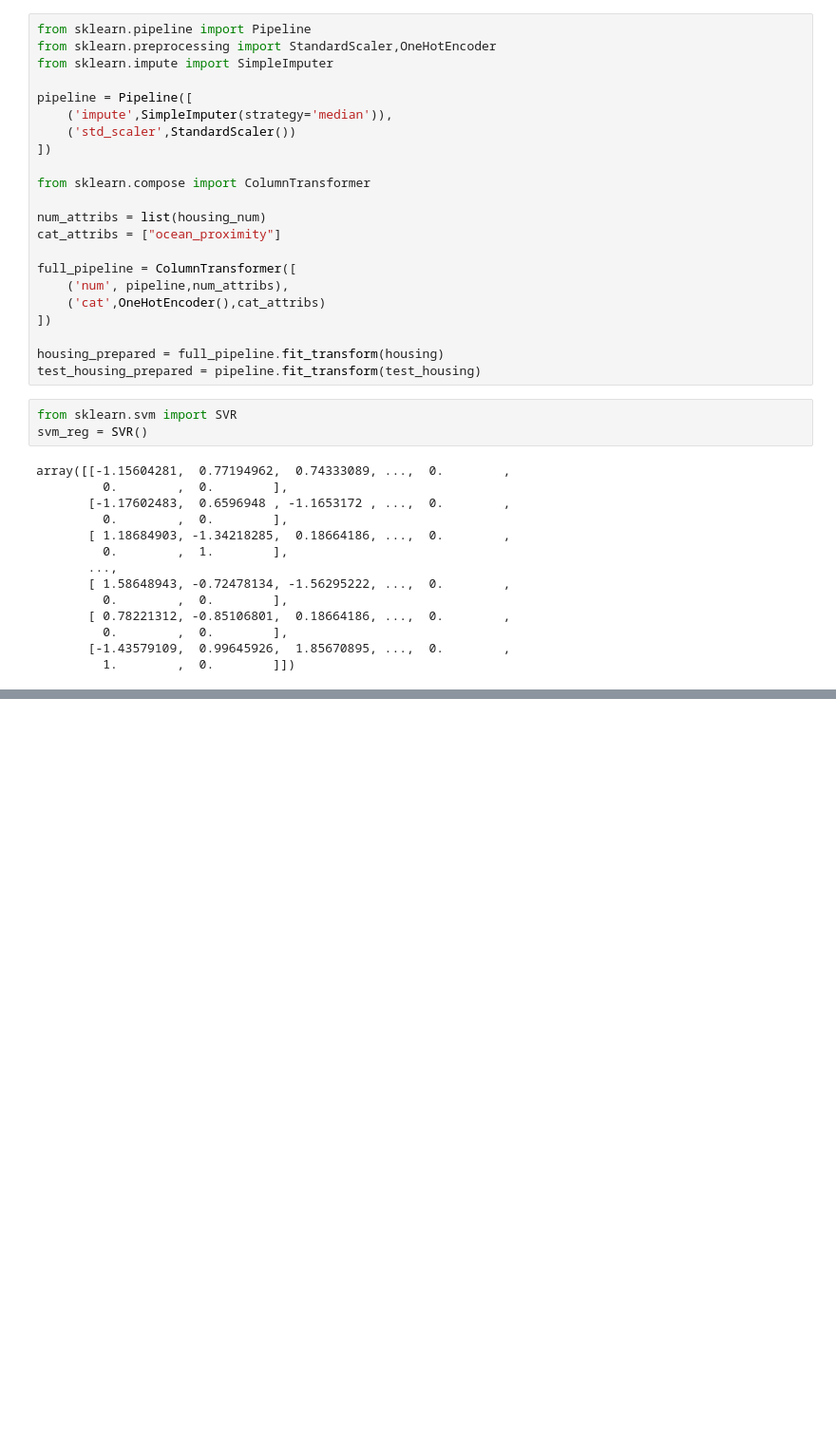
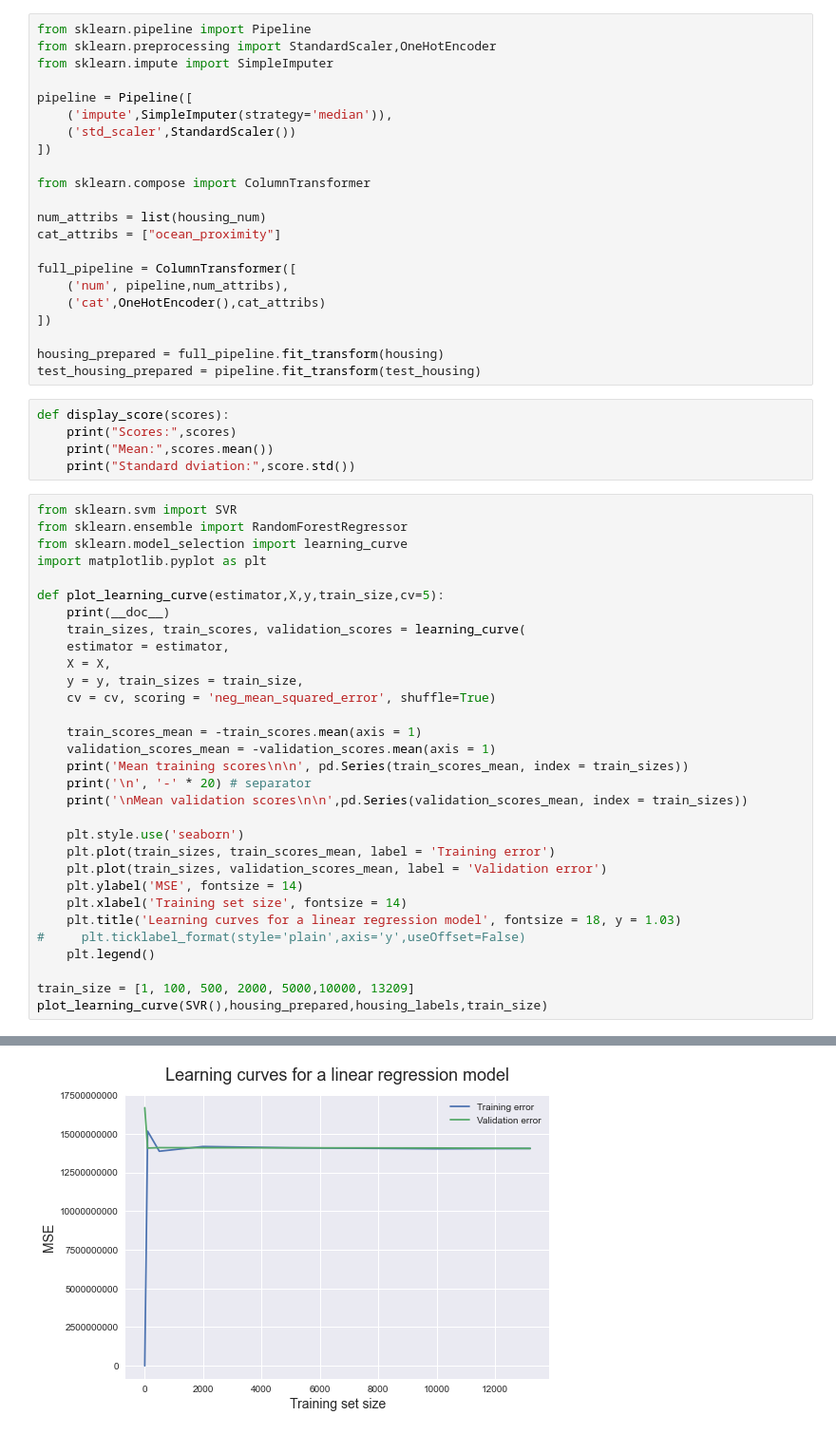
Before and after one commit to tranduckhoatcu/Hands-On-Machine-Learning-with-Scikit-Learn-Keras-and-TensorFlow, a Jupyter notebook: Chapter 5/SVM on California Housing Dataset.ipynb, the cells around one changed output, grey strips where cells are left out. Shown: that part at 95% size. Saved outputs shown, nothing was run; the diff lists cells and outputs as text; blank space fills up the shorter version.

Commit message:
update learning curve for svm

```diff
--- a/Chapter 5/SVM on California Housing Dataset.ipynb
+++ b/Chapter 5/SVM on California Housing Dataset.ipynb
@@ -199,20 +199,40 @@ full_pipeline = ColumnTransformer([
 
 housing_prepared = full_pipeline.fit_transform(housing)
 test_housing_prepared = pipeline.fit_transform(test_housing)
-# %%
-from sklearn.svm import SVR
-svm_reg = SVR()
-# %% [output]
-array([[-1.15604281,  0.77194962,  0.74333089, ...,  0.        ,
-         0.        ,  0.        ],
-       [-1.17602483,  0.6596948 , -1.1653172 , ...,  0.        ,
-         0.        ,  0.        ],
-       [ 1.18684903, -1.34218285,  0.18664186, ...,  0.        ,
-         0.        ,  1.        ],
-       ...,
-       [ 1.58648943, -0.72478134, -1.56295222, ...,  0.        ,
-         0.        ,  0.        ],
-       [ 0.78221312, -0.85106801,  0.18664186, ...,  0.        ,
-         0.        ,  0.        ],
-       [-1.43579109,  0.99645926,  1.85670895, ...,  0.        ,
-         1.        ,  0.        ]])
+# %%
+def display_score(scores):
+    print("Scores:",scores)
+    print("Mean:",scores.mean())
+    print("Standard dviation:",score.std())
+# %%
+from sklearn.svm import SVR
+from sklearn.ensemble import RandomForestRegressor
+from sklearn.model_selection import learning_curve
+import matplotlib.pyplot as plt
+
+def plot_learning_curve(estimator,X,y,train_size,cv=5):
+    print(__doc__)
+    train_sizes, train_scores, validation_scores = learning_curve(
+    estimator = estimator,
+    X = X,
+    y = y, train_sizes = train_size,
+    cv = cv, scoring = 'neg_mean_squared_error', shuffle=True)
+
+    train_scores_mean = -train_scores.mean(axis = 1)
+    validation_scores_mean = -validation_scores.mean(axis = 1)
+    print('Mean training scores\n\n', pd.Series(train_scores_mean, index = train_sizes))
+    print('\n', '-' * 20) # separator
+    print('\nMean validation scores\n\n',pd.Series(validation_scores_mean, index = train_sizes))
+
+    plt.style.use('seaborn')
+    plt.plot(train_sizes, train_scores_mean, label = 'Training error')
+    plt.plot(train_sizes, validation_scores_mean, label = 'Validation error')
+    plt.ylabel('MSE', fontsize = 14)
+    plt.xlabel('Training set size', fontsize = 14)
+    plt.title('Learning curves for a linear regression model', fontsize = 18, y = 1.03)
+#     plt.ticklabel_format(style='plain',axis='y',useOffset=False)
+    plt.legend()
+
+train_size = [1, 100, 500, 2000, 5000,10000, 13209]
+plot_learning_curve(SVR(),housing_prepared,housing_labels,train_size)
+# %% [output]
@@ -218,0 +256 @@ array([[-1.15604281,  0.77194962,  0.74333089, ...,  0.        ,
+[figure, added]
```
Also changed, not shown: parts of 3 cells of this notebook.
